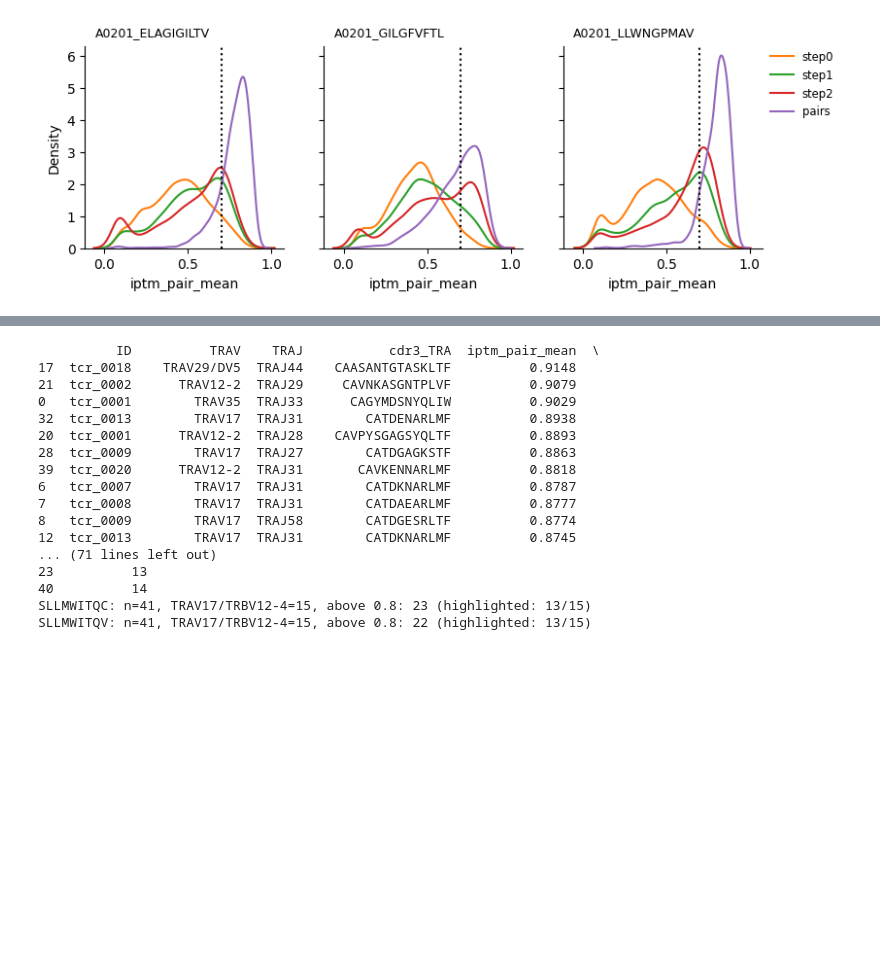
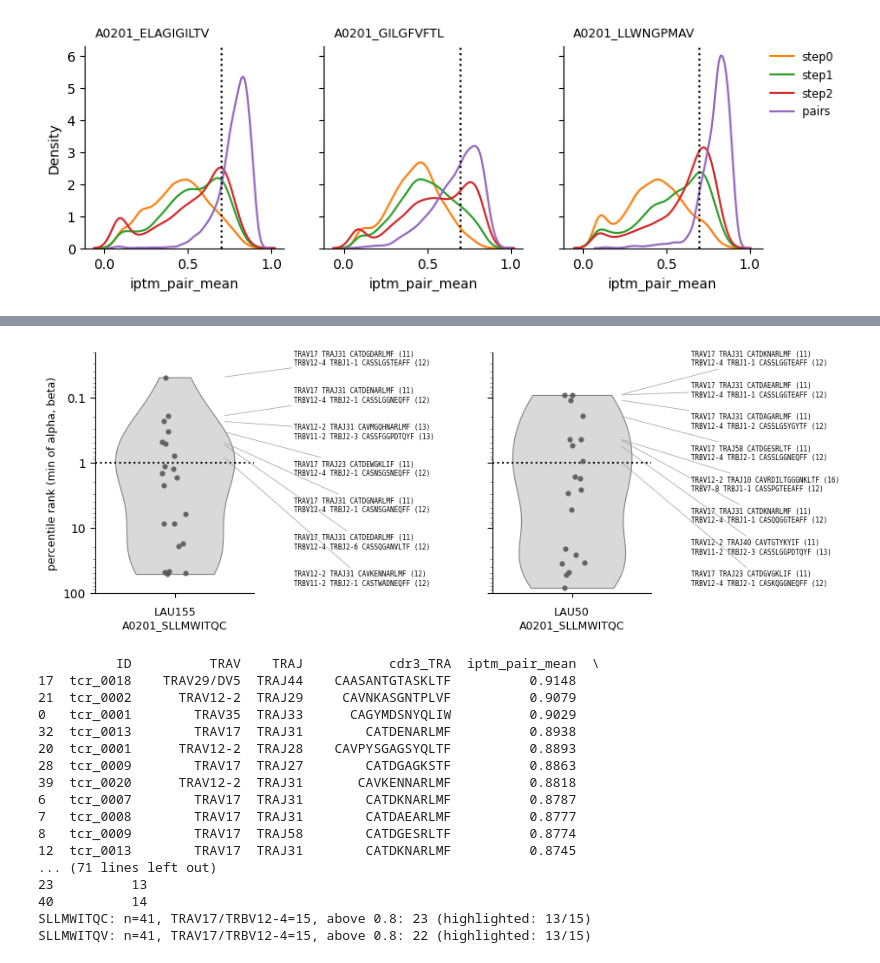
Before and after one commit to Rita-Ann-Roessner/Postdoc-UNIL, a Jupyter notebook: 260626_ESMfold2_motif_builder/Monitor.ipynb, the cells around one changed output, grey strips where cells are left out. Cells and saved outputs as stored; diff of their text form; code cells hidden in the pictures; blank space fills up the shorter version.

```diff
--- a/260626_ESMfold2_motif_builder/Monitor.ipynb
+++ b/260626_ESMfold2_motif_builder/Monitor.ipynb
@@ -262,3 +172,72 @@ A0201_SLLMWITQV step0   beta (dummy α): n= 585  median=0.438
+# %%
+import numpy as np
+import pandas as pd
+import seaborn as sns
+import matplotlib.pyplot as plt
+from matplotlib.ticker import FixedLocator
+
+BASE = ("/Users/roessner/Documents/PostDoc/Data/260626_ESMfold2_motif_builder/"
+        "TCR_motif_atlas_cdr3_templated_new_installation_reduced_cycles_NY-ESO-1_fix")
+
+FILES = {
+    "LAU155": f"{BASE}/LAU155_A0201_SLLMWITQC_model.csv",
+    "LAU50":  f"{BASE}/LAU50_A0201_SLLMWITQC_model.csv",
+}
+
+DECADES  = [0.01, 0.1, 1, 10, 100]
+MINORS   = [k * 10.0**e for e in range(-2, 2) for k in range(2, 10)]
+LABEL_CUT = 1.0          # label every TCR with min percentile rank below this
+
+fig, axes = plt.subplots(1, 2, figsize=(9.5, 3.6), sharey=True,
+                         gridspec_kw={"wspace": 1.5})
+
+for ax, (name, path) in zip(axes, FILES.items()):
+    d = pd.read_csv(path)
+    d["pr_min"] = d[["perc_rank_A", "perc_rank_B"]].min(axis=1)
+    v = np.log10(d["pr_min"].values)
+
+    sns.violinplot(y=v, ax=ax, color="0.85", linewidth=0.8,
+                   cut=0, inner=None, width=0.75)
+    sns.stripplot(y=v, ax=ax, color="0.35", size=4.5,
+                  jitter=0.08, alpha=0.9)
+
+    ax.set_xlabel(f"{name}\nA0201_SLLMWITQC", fontsize=9)
+    ax.set_ylabel("")
+    for s in ("top", "right"):
+        ax.spines[s].set_visible(False)
+
+    ax.yaxis.set_minor_locator(FixedLocator(np.log10(MINORS)))
+    ax.tick_params(axis="y", which="minor", length=2.5, width=0.6, color="0.5")
+    ax.tick_params(axis="y", which="major", length=4.5)
+    ax.axhline(np.log10(1), color='black', linestyle=':')
+
+    # ---- label the top scorers ------------------------------------------
+    top = d[d["pr_min"] < LABEL_CUT].sort_values("pr_min").reset_index(drop=True)
+    if len(top):
+        y_lab = np.linspace(np.log10(0.025), np.log10(60), len(top))
+        for (_, r), yl in zip(top.iterrows(), y_lab):
+            txt = (f"{r['TRAV']} {r['TRAJ']} {r['cdr3_TRA']} ({len(r['cdr3_TRA'])})\n"
+                   f"{r['TRBV']} {r['TRBJ']} {r['cdr3_TRB']} ({len(r['cdr3_TRB'])})")
+            ax.annotate(
+                txt,
+                xy=(0.30, np.log10(r["pr_min"])),
+                xytext=(0.75, yl),
+                textcoords="data", fontsize=5.5, family="monospace",
+                va="center", ha="left", annotation_clip=False,
+                arrowprops=dict(arrowstyle="-", lw=0.5, color="0.6",
+                                shrinkA=0, shrinkB=2),
+            )
+
+axes[0].set_ylim(np.log10(0.02), np.log10(100))
+axes[0].yaxis.set_major_locator(FixedLocator(np.log10(DECADES)))
+axes[0].set_yticklabels([f"{t:g}" for t in DECADES])
+axes[0].invert_yaxis()
+axes[0].set_ylabel("percentile rank (min of alpha, beta)", fontsize=9)
+
+fig.subplots_adjust(right=0.80)
+plt.show()
+# %% [output]
+[figure, added]
 # %%
 topdir = 'TCR_motif_atlas_cdr3_templated_new_installation_reduced_cycles_NY-ESO-1'
 patients = ['LAU50', 'LAU155']
```
Also changed, not shown: parts of 6 cells of this notebook, 3 other files.
